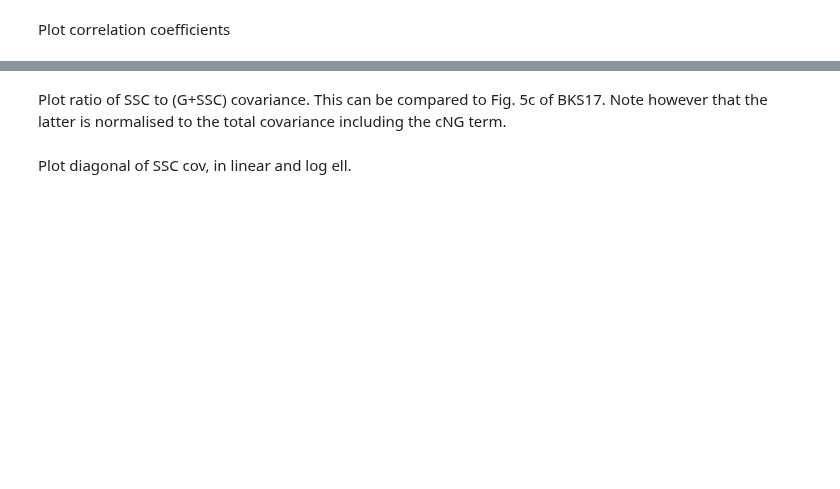
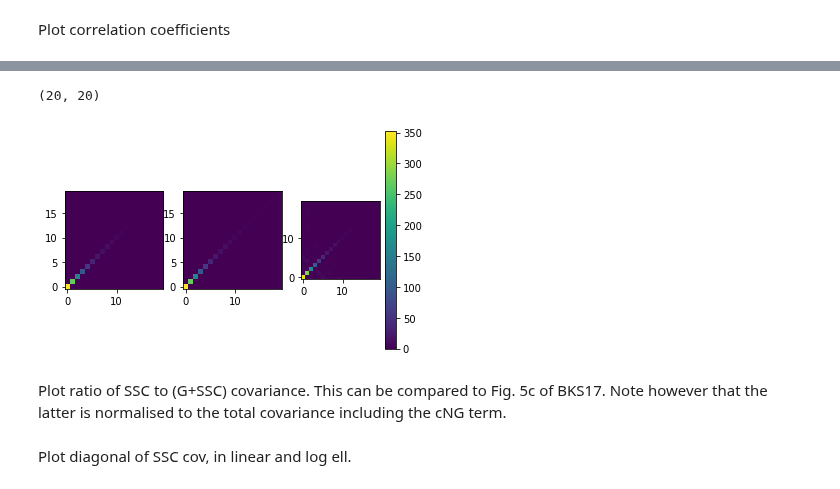
Before and after one commit to emilleishida/CorrMatrix_ABC, a Jupyter notebook: scripts/ABC/WL/Cov_SSC/digitize_Cov_SSC.ipynb, the cells around one changed output, grey strips where cells are left out. Cells and saved outputs as stored; diff of their text form; code cells hidden in the pictures; blank space fills up the shorter version.

Commit message:
digitize plotting of ABC cov

```diff
--- a/scripts/ABC/WL/Cov_SSC/digitize_Cov_SSC.ipynb
+++ b/scripts/ABC/WL/Cov_SSC/digitize_Cov_SSC.ipynb
@@ -282,10 +292,14 @@ plt.colorbar(img1)
 # %%
 fig, (ax1, ax2, ax3) = plt.subplots(1, 3)
 vmax = max((cov_G/cov_SSC).max(), ((cov_G+cov_SSC)/cov_SSC).max(), (cov_est/cov_SSC).max())
 img1 = ax1.imshow(cov_G/cov_SSC, origin='lower', interpolation='none', vmin=0, vmax=vmax)
 img2 = ax2.imshow((cov_G+cov_SSC)/cov_SSC, origin='lower', interpolation='none', vmin=0, vmax=vmax)
 img3 = ax3.imshow(cov_est/cov_SSC, origin='lower', interpolation='none', vmin=0, vmax=vmax)
 plt.colorbar(img1)
+cov_SSC.shape
+# %% [output]
+(20, 20)
+[figure, added]
 # %% [markdown]
 Plot ratio of SSC to (G+SSC) covariance. This can be compared to Fig. 5c of BKS17.
 Note however that the latter is normalised to the total covariance including the cNG term.
```
Also changed, not shown: parts of 5 cells of this notebook.
